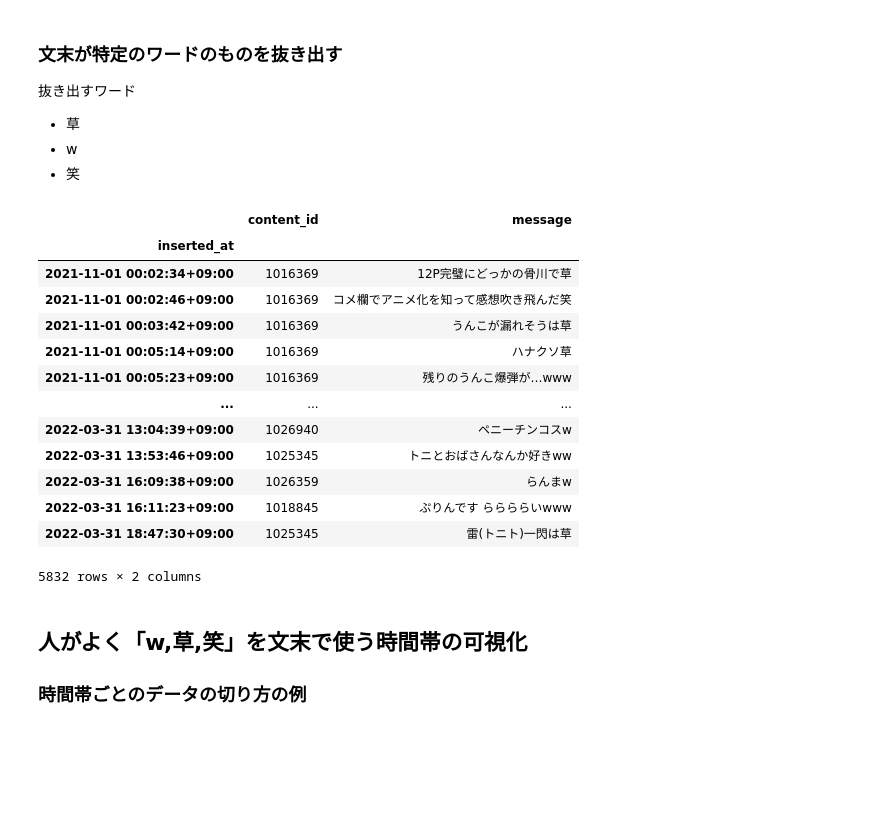
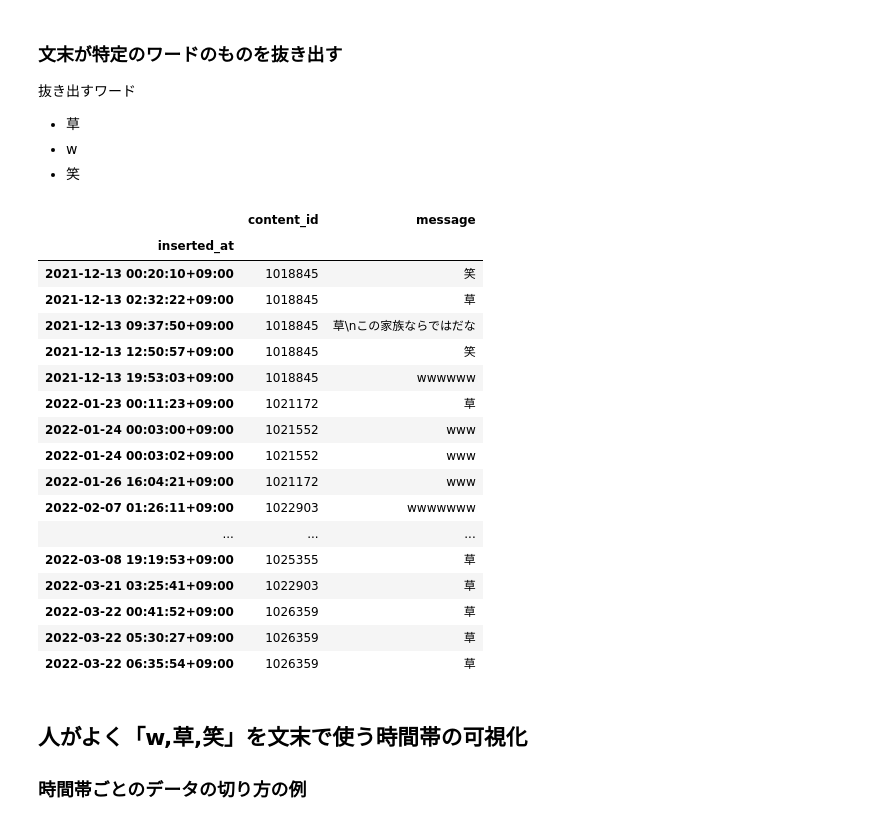
Before and after one commit to aSatoshiShimomura/ncg2022-training-DA, a Jupyter notebook: work/miake.ipynb, the cells around one changed output. Cells and saved outputs as stored; diff of their text form; code cells hidden in the pictures; blank space fills up the shorter version.

```diff
--- a/work/miake.ipynb
+++ b/work/miake.ipynb
@@ -52,23 +52,31 @@ df_comment_time
 - w
 - 笑
 # %%
-df_only_target = df_comment_time[df_comment_time["message"].str.match(".*(草|w|笑)$")]
+kusaRegex = "草(?=[…、。\swWｗＷ()]|$)"#'草(?:\\n|$)'
+waraRegex = "笑(?=[…、。\swWｗＷ()]|$)"#'笑(?:\\n|$)'
+sibaRegex = "[wWｗＷ]+(?=[…、。\s()]|$)"#'w(?:\\n|$)'
+regex = kusaRegex + '|' +  waraRegex + '|' + sibaRegex
+df_only_target = df_comment_time[df_comment_time["message"].str.contains(regex)]
 df_only_target
 # %% [output]
 |  | content_id | message |
 | inserted_at |  |  |
-| 2021-11-01 00:02:34+09:00 | 1016369 | 12P完璧にどっかの骨川で草 |
-| 2021-11-01 00:02:46+09:00 | 1016369 | コメ欄でアニメ化を知って感想吹き飛んだ笑 |
-| 2021-11-01 00:03:42+09:00 | 1016369 | うんこが漏れそうは草 |
-| 2021-11-01 00:05:14+09:00 | 1016369 | ハナクソ草 |
-| 2021-11-01 00:05:23+09:00 | 1016369 | 残りのうんこ爆弾が…www |
+| 2021-12-13 00:20:10+09:00 | 1018845 | 笑 |
+| 2021-12-13 02:32:22+09:00 | 1018845 | 草 |
+| 2021-12-13 09:37:50+09:00 | 1018845 | 草\nこの家族ならではだな |
+| 2021-12-13 12:50:57+09:00 | 1018845 | 笑 |
+| 2021-12-13 19:53:03+09:00 | 1018845 | wwwwww |
+| 2022-01-23 00:11:23+09:00 | 1021172 | 草 |
+| 2022-01-24 00:03:00+09:00 | 1021552 | www |
+| 2022-01-24 00:03:02+09:00 | 1021552 | www |
+| 2022-01-26 16:04:21+09:00 | 1021172 | www |
+| 2022-02-07 01:26:11+09:00 | 1022903 | wwwwwww |
 | ... | ... | ... |
-| 2022-03-31 13:04:39+09:00 | 1026940 | ペニーチンコスw |
-| 2022-03-31 13:53:46+09:00 | 1025345 | トニとおばさんなんか好きww |
-| 2022-03-31 16:09:38+09:00 | 1026359 | らんまw |
-| 2022-03-31 16:11:23+09:00 | 1018845 | ぷりんです ららららいwww |
-| 2022-03-31 18:47:30+09:00 | 1025345 | 雷(トニト)一閃は草 |
+| 2022-03-08 19:19:53+09:00 | 1025355 | 草 |
+| 2022-03-21 03:25:41+09:00 | 1022903 | 草 |
+| 2022-03-22 00:41:52+09:00 | 1026359 | 草 |
+| 2022-03-22 05:30:27+09:00 | 1026359 | 草 |
+| 2022-03-22 06:35:54+09:00 | 1026359 | 草 |
-5832 rows × 2 columns
 # %% [markdown]
 ## 人がよく「w,草,笑」を文末で使う時間帯の可視化
 ### 時間帯ごとのデータの切り方の例
```
Also changed, not shown: parts of 7 cells of this notebook.
